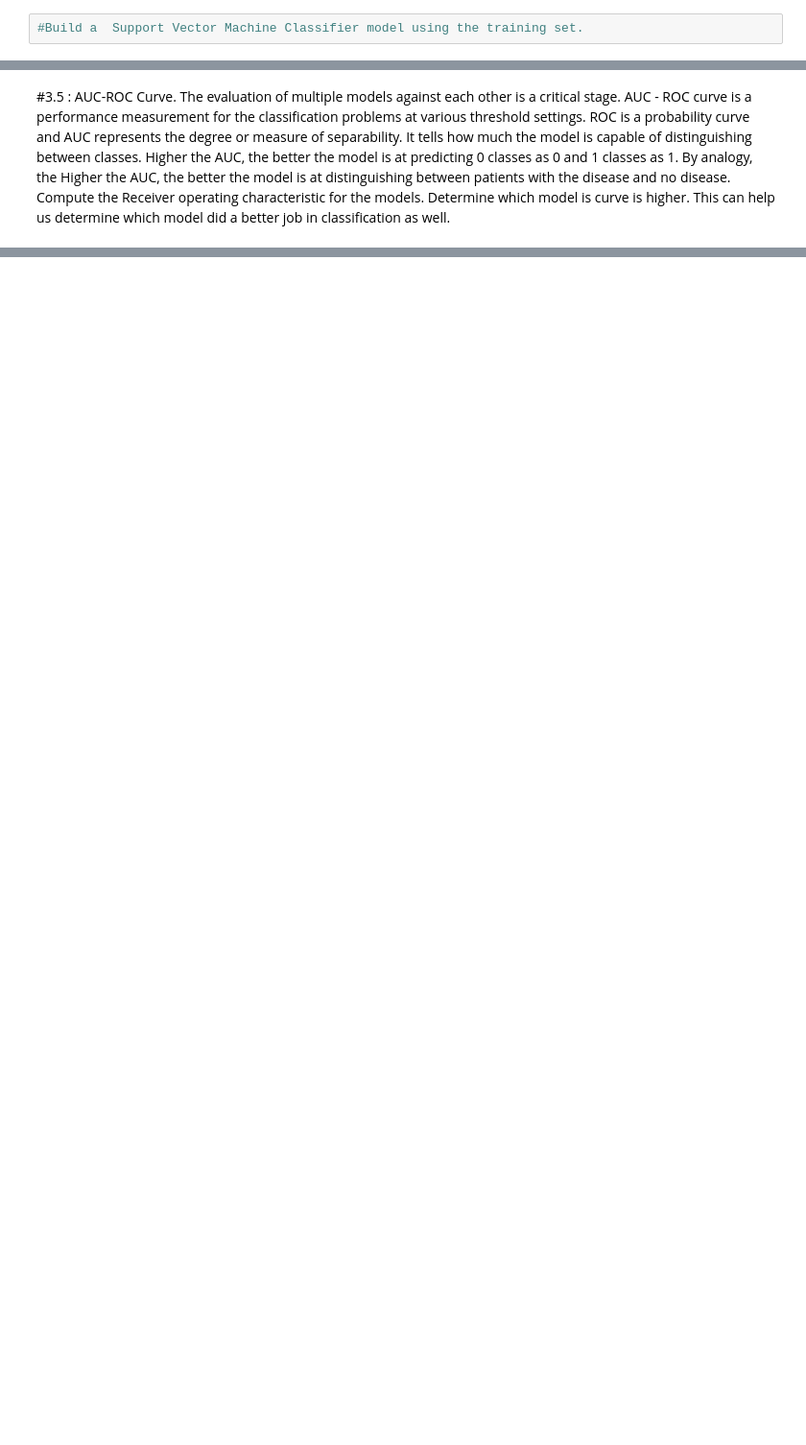
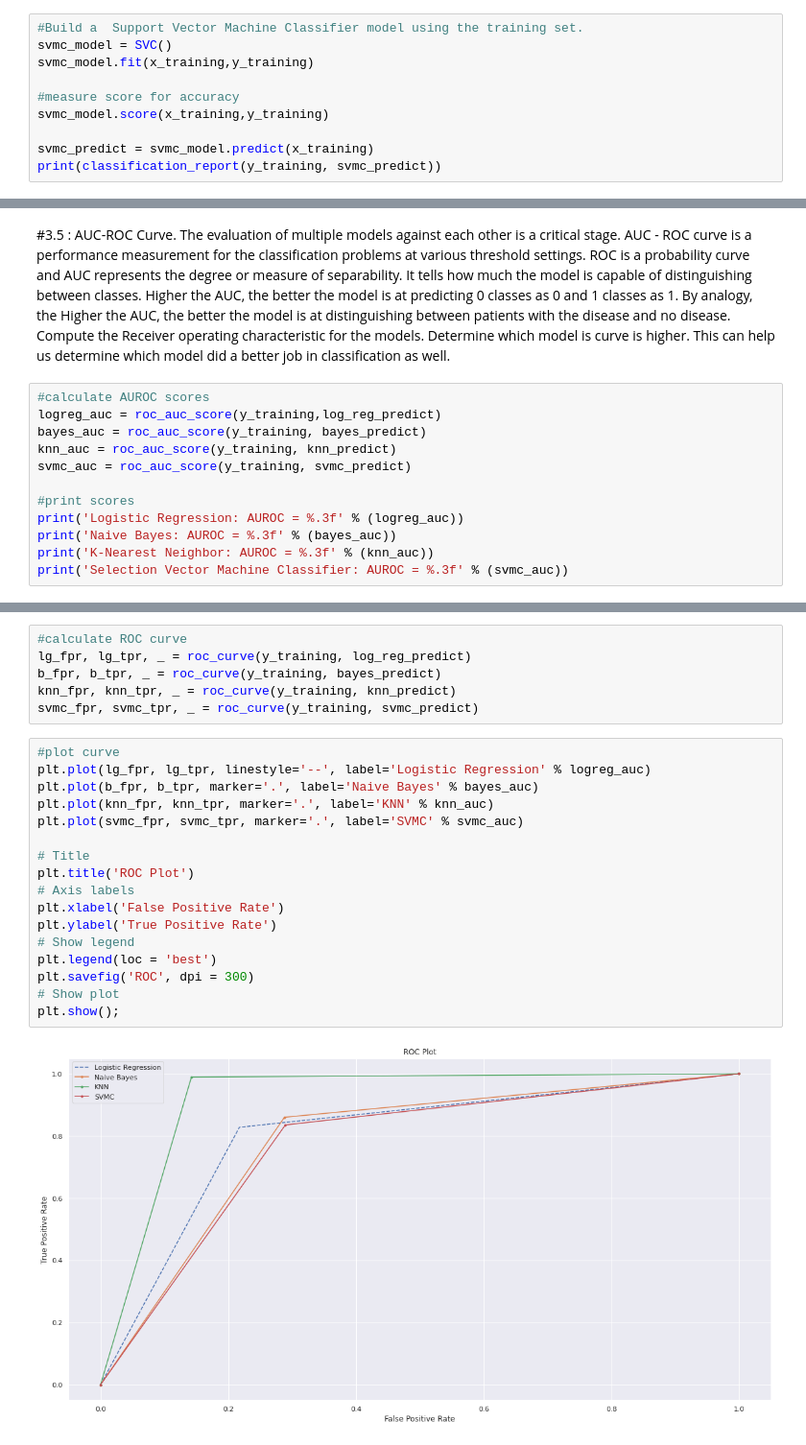
Before and after one commit to IsabelGayayan/Data-Mining, a Jupyter notebook: Data_Mining_Data_Preprocessing.ipynb, the cells around one changed output, grey strips where cells are left out. Shown at 96% size. Drawn from its saved outputs; the diff is of its cells as text; blank space fills up the shorter version.

```diff
--- a/Data_Mining_Data_Preprocessing.ipynb
+++ b/Data_Mining_Data_Preprocessing.ipynb
@@ -227,2 +303,10 @@ x,y = SMOTE().fit_resample(my_data[['age','gender','hypertension','bmi','heart_d
 # %%
 #Build a  Support Vector Machine Classifier model using the training set.
+svmc_model = SVC()
+svmc_model.fit(x_training,y_training)
+
+#measure score for accuracy
+svmc_model.score(x_training,y_training)
+
+svmc_predict = svmc_model.predict(x_training)
+print(classification_report(y_training, svmc_predict))
@@ -241,3 +335,15 @@ Receiver operating characteristic for the models. Determine which model is curve
 can help us determine which model
 did a better job in classification as
 well.
+# %%
+#calculate AUROC scores
+logreg_auc = roc_auc_score(y_training,log_reg_predict)
+bayes_auc = roc_auc_score(y_training, bayes_predict)
+knn_auc = roc_auc_score(y_training, knn_predict)
+svmc_auc = roc_auc_score(y_training, svmc_predict)
+
+#print scores
+print('Logistic Regression: AUROC = %.3f' % (logreg_auc))
+print('Naive Bayes: AUROC = %.3f' % (bayes_auc))
+print('K-Nearest Neighbor: AUROC = %.3f' % (knn_auc))
+print('Selection Vector Machine Classifier: AUROC = %.3f' % (svmc_auc))
@@ -243,0 +355,25 @@ well.
+# %%
+#calculate ROC curve
+lg_fpr, lg_tpr, _ = roc_curve(y_training, log_reg_predict)
+b_fpr, b_tpr, _ = roc_curve(y_training, bayes_predict)
+knn_fpr, knn_tpr, _ = roc_curve(y_training, knn_predict)
+svmc_fpr, svmc_tpr, _ = roc_curve(y_training, svmc_predict)
+# %%
+#plot curve
+plt.plot(lg_fpr, lg_tpr, linestyle='--', label='Logistic Regression' % logreg_auc)
+plt.plot(b_fpr, b_tpr, marker='.', label='Naive Bayes' % bayes_auc)
+plt.plot(knn_fpr, knn_tpr, marker='.', label='KNN' % knn_auc)
+plt.plot(svmc_fpr, svmc_tpr, marker='.', label='SVMC' % svmc_auc)
+
+# Title
+plt.title('ROC Plot')
+# Axis labels
+plt.xlabel('False Positive Rate')
+plt.ylabel('True Positive Rate')
+# Show legend
+plt.legend(loc = 'best')
+plt.savefig('ROC', dpi = 300)
+# Show plot
+plt.show();
+# %% [output]
+[figure, added]
```
Also changed, not shown: parts of 11 cells of this notebook.
